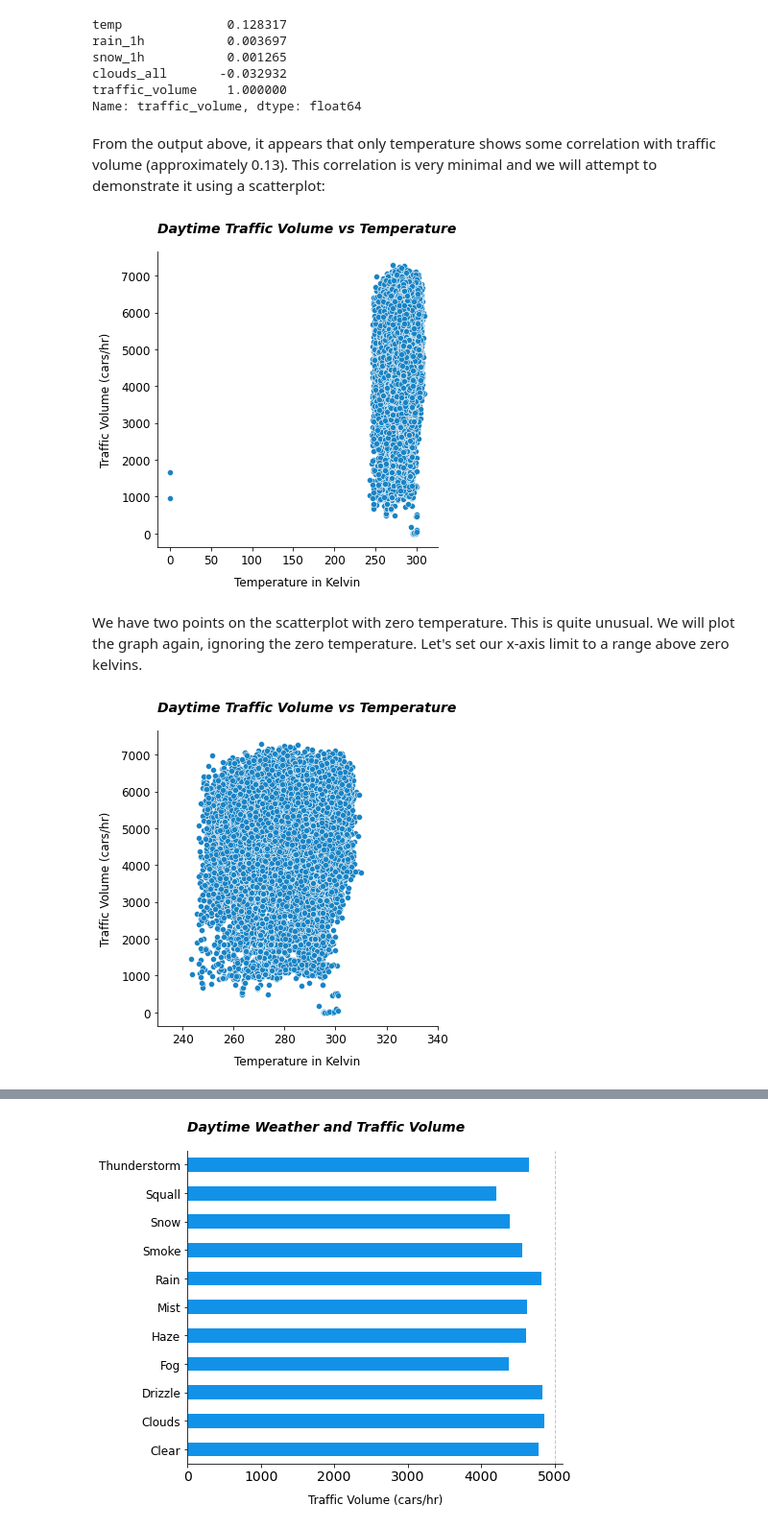
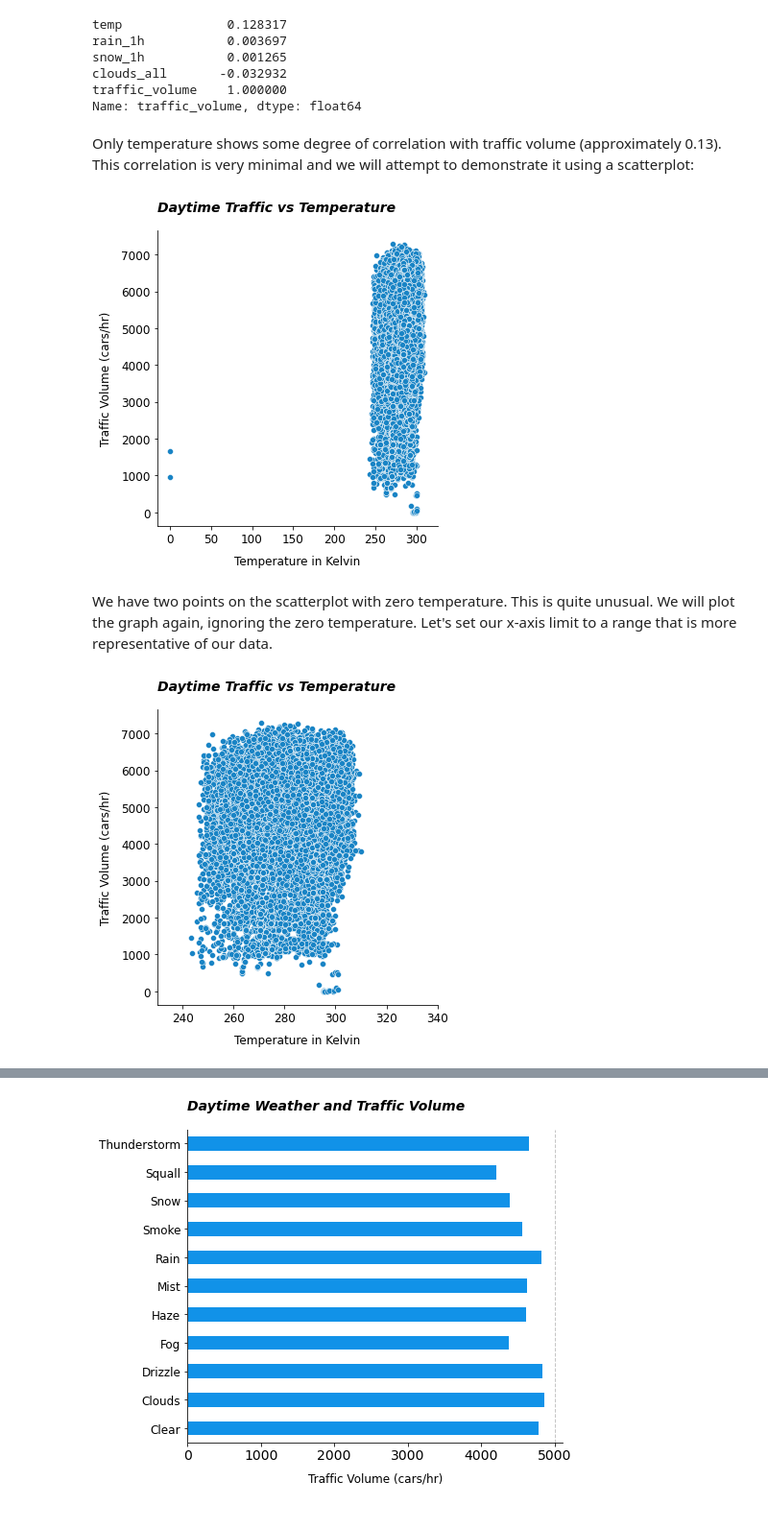
Before and after one commit to Lippins/Heavy_Traffic_Indicators, a Jupyter notebook: notebook.ipynb, the cells around one changed output, grey strips where cells are left out. Shown at 96% size. Drawn from its saved outputs; the diff is of its cells as text; code cells hidden in the pictures.

```diff
--- a/notebook.ipynb
+++ b/notebook.ipynb
@@ -431,28 +578,19 @@ clouds_all       -0.032932
 traffic_volume    1.000000
 Name: traffic_volume, dtype: float64
 # %% [markdown]
-From the output above, it appears that only temperature shows some correlation with traffic volume (approximately 0.13). This correlation is very minimal and we will attempt to demonstrate it using a scatterplot:
+Only temperature shows some degree of correlation with traffic volume (approximately 0.13). This correlation is very minimal and we will attempt to demonstrate it using a scatterplot:
 # %%
-def create_scatter(df, x_val, y_val, main_title, x_limit=None, dot_color='#1984c5'):
-    sns.relplot(data=day, x=x_val, y=y_val, color=dot_color)
-    plt.title(main_title, fontstyle='italic', fontweight='bold', fontsize=14, pad=20, loc='left')
-    plt.xlim(x_limit)
-    plt.ylabel('Traffic Volume (cars/hr)',fontsize=12, labelpad=10)
-    plt.xlabel('Temperature in Kelvin', fontsize=12, labelpad=10)
-    plt.xticks(fontsize=12)
-    plt.yticks(fontsize=12)
-
-create_scatter(day, 'temp', 'traffic_volume', 'Daytime Traffic Volume vs Temperature')
+create_scatter(day, 'temp', 'traffic_volume', 'Daytime Traffic vs Temperature')
 plt.show()
 # %% [output]
-[figure, old version]
+[figure, new version]
 # %% [markdown]
-We have two points on the scatterplot with zero temperature. This is quite unusual. We will plot the graph again, ignoring the zero temperature. Let's set our x-axis limit to a range above zero kelvins.
+We have two points on the scatterplot with zero temperature. This is quite unusual. We will plot the graph again, ignoring the zero temperature. Let's set our x-axis limit to a range that is more representative of our data.
 # %%
-create_scatter(day, 'temp', 'traffic_volume', 'Daytime Traffic Volume vs Temperature', x_limit=[230,340])
+create_scatter(day, 'temp', 'traffic_volume', 'Daytime Traffic vs Temperature', x_limit=[230,340])
 plt.show()
 # %% [output]
-[figure, old version]
+[figure, new version]
 # %% [markdown]
 It appears that there isn't a strong correlation to conclude anything  useful about temperature and traffic volume. Let's turn our attention to the categorical columns: `weather_main` and `weather description`.
 
```
Also changed, not shown: parts of 41 cells of this notebook.
